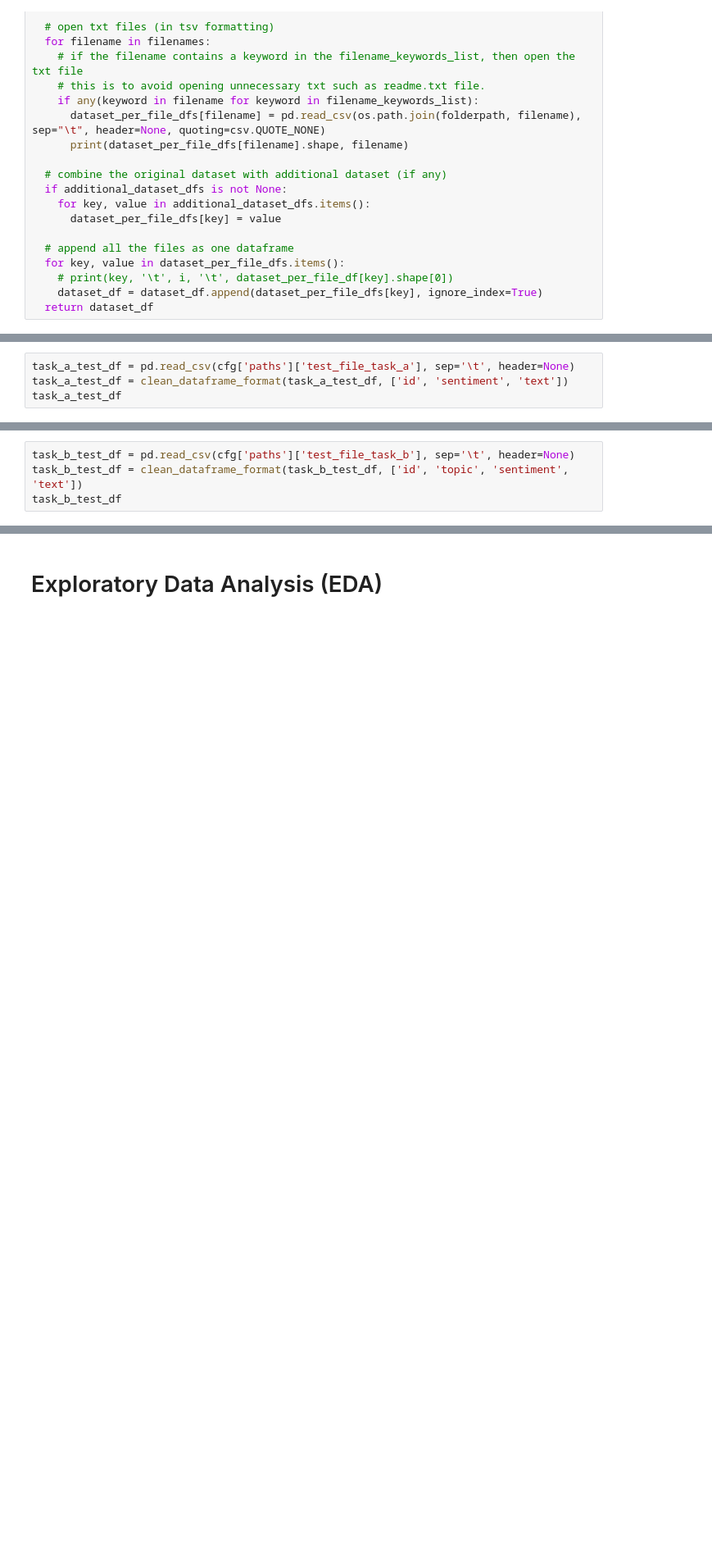
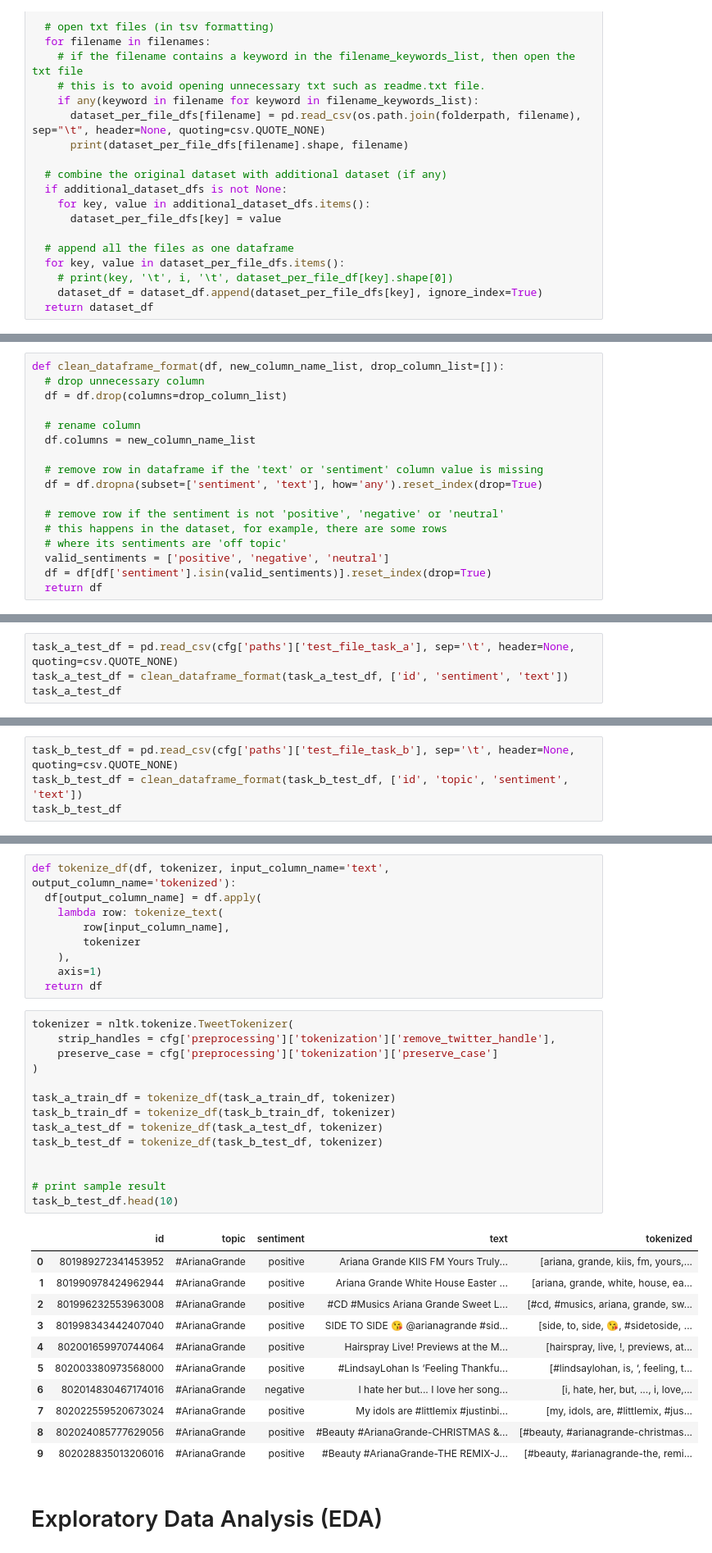
Before and after one commit to donyeun/AMLSII_19-20_SN18154195, a Jupyter notebook: AMLS_II.ipynb, the cells around one changed output, grey strips where cells are left out. Shown: that part at 82% size. Saved outputs shown, nothing was run; the diff lists cells and outputs as text; blank space fills up the shorter version.

Commit message:
finalised dataset cleaning and preprocessing

```diff
--- a/AMLS_II.ipynb
+++ b/AMLS_II.ipynb
@@ -113 +108,18 @@ def clean_dataframe_format(df, new_column_name_list, drop_column_list=[]):
+# %%
+def clean_dataframe_format(df, new_column_name_list, drop_column_list=[]):
+  # drop unnecessary column
+  df = df.drop(columns=drop_column_list)
+
+  # rename column
+  df.columns = new_column_name_list
+
+  # remove row in dataframe if the 'text' or 'sentiment' column value is missing
+  df = df.dropna(subset=['sentiment', 'text'], how='any').reset_index(drop=True)
+
+  # remove row if the sentiment is not 'positive', 'negative' or 'neutral'
+  # this happens in the dataset, for example, there are some rows
+  # where its sentiments are 'off topic'
+  valid_sentiments = ['positive', 'negative', 'neutral']
+  df = df[df['sentiment'].isin(valid_sentiments)].reset_index(drop=True)
+  return df
 # %%
@@ -193,4 +187,4 @@ task_b_train_df[task_b_train_df['text'].str.len()< 40]
 # %%
-task_a_test_df = pd.read_csv(cfg['paths']['test_file_task_a'], sep='\t', header=None)
+task_a_test_df = pd.read_csv(cfg['paths']['test_file_task_a'], sep='\t', header=None, quoting=csv.QUOTE_NONE)
 task_a_test_df = clean_dataframe_format(task_a_test_df, ['id', 'sentiment', 'text'])
 task_a_test_df
@@ -197,4 +205,4 @@ task_a_test_df
 # %%
-task_b_test_df = pd.read_csv(cfg['paths']['test_file_task_b'], sep='\t', header=None)
+task_b_test_df = pd.read_csv(cfg['paths']['test_file_task_b'], sep='\t', header=None, quoting=csv.QUOTE_NONE)
 task_b_test_df = clean_dataframe_format(task_b_test_df, ['id', 'topic', 'sentiment', 'text'])
 task_b_test_df
@@ -201,2 +247,37 @@ task_b_test_df
+# %%
+def tokenize_df(df, tokenizer, input_column_name='text', output_column_name='tokenized'):
+  df[output_column_name] = df.apply(
+    lambda row: tokenize_text(
+        row[input_column_name],
+        tokenizer
+    ),
+    axis=1)
+  return df
+# %%
+tokenizer = nltk.tokenize.TweetTokenizer(
+    strip_handles = cfg['preprocessing']['tokenization']['remove_twitter_handle'],
+    preserve_case = cfg['preprocessing']['tokenization']['preserve_case']
+)
+
+task_a_train_df = tokenize_df(task_a_train_df, tokenizer)
+task_b_train_df = tokenize_df(task_b_train_df, tokenizer)
+task_a_test_df = tokenize_df(task_a_test_df, tokenizer)
+task_b_test_df = tokenize_df(task_b_test_df, tokenizer)
+
+
+# print sample result
+task_b_test_df.head(10)
+# %% [output]
+|  | id | topic | sentiment | text | tokenized |
+| 0 | 801989272341453952 | #ArianaGrande | positive | Ariana Grande KIIS FM Yours Truly... | [ariana, grande, kiis, fm, yours,... |
+| 1 | 801990978424962944 | #ArianaGrande | positive | Ariana Grande White House Easter ... | [ariana, grande, white, house, ea... |
+| 2 | 801996232553963008 | #ArianaGrande | positive | #CD #Musics Ariana Grande Sweet L... | [#cd, #musics, ariana, grande, sw... |
+| 3 | 801998343442407040 | #ArianaGrande | positive | SIDE TO SIDE 😘 @arianagrande #sid... | [side, to, side, 😘, #sidetoside, ... |
+| 4 | 802001659970744064 | #ArianaGrande | positive | Hairspray Live! Previews at the M... | [hairspray, live, !, previews, at... |
+| 5 | 802003380973568000 | #ArianaGrande | positive | #LindsayLohan Is ‘Feeling Thankfu... | [#lindsaylohan, is, ‘, feeling, t... |
+| 6 | 802014830467174016 | #ArianaGrande | negative | I hate her but... I love her song... | [i, hate, her, but, ..., i, love,... |
+| 7 | 802022559520673024 | #ArianaGrande | positive | My idols are #littlemix #justinbi... | [my, idols, are, #littlemix, #jus... |
+| 8 | 802024085777629056 | #ArianaGrande | positive | #Beauty #ArianaGrande-CHRISTMAS &... | [#beauty, #arianagrande-christmas... |
+| 9 | 802028835013206016 | #ArianaGrande | positive | #Beauty #ArianaGrande-THE REMIX-J... | [#beauty, #arianagrande-the, remi... |
 # %% [markdown]
 # Exploratory Data Analysis (EDA)
```
Also changed, not shown: parts of 20 cells of this notebook.
